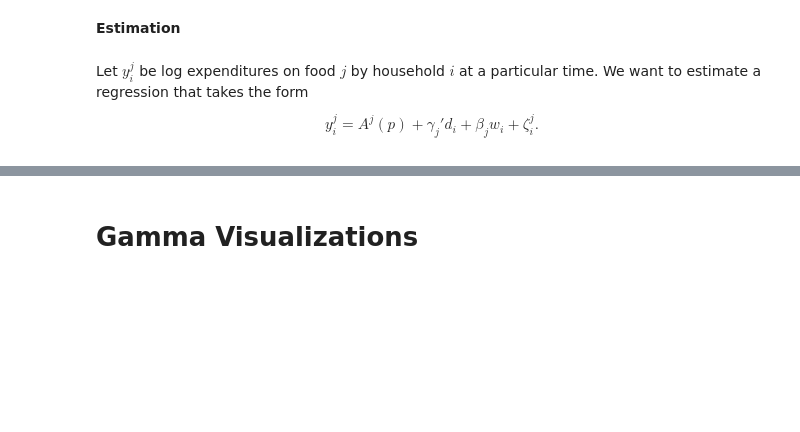
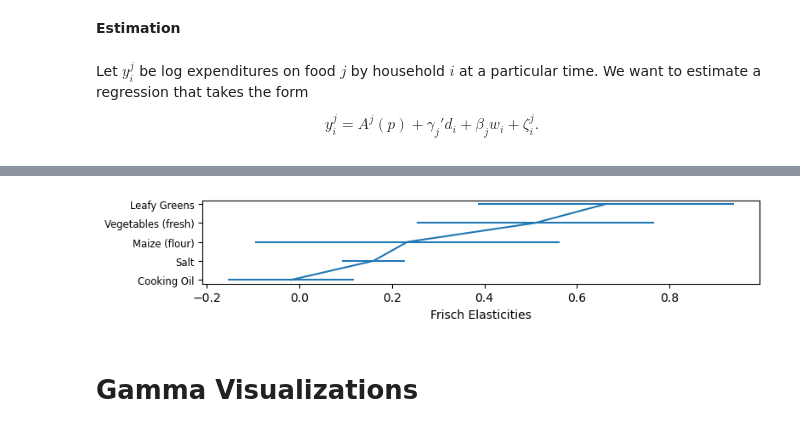
Before and after one commit to allisonpvn/ENVECON153_Proj3, a Jupyter notebook: Code.ipynb, the cells around one changed output, grey strips where cells are left out. Cells and saved outputs as stored; diff of their text form; code cells hidden in the pictures; blank space fills up the shorter version.

```diff
--- a/Code.ipynb
+++ b/Code.ipynb
@@ -225,3 +232,7 @@ Length: 93400, dtype: float64
+# %%
+ax_filter_tanzania = filter_result_tanzania.graph_beta()
+# %% [output]
+[figure, added]
 # %%
 #beta_uganda = result_uganda.get_beta()
 # %%
```
Also changed, not shown: parts of 7 cells of this notebook.
